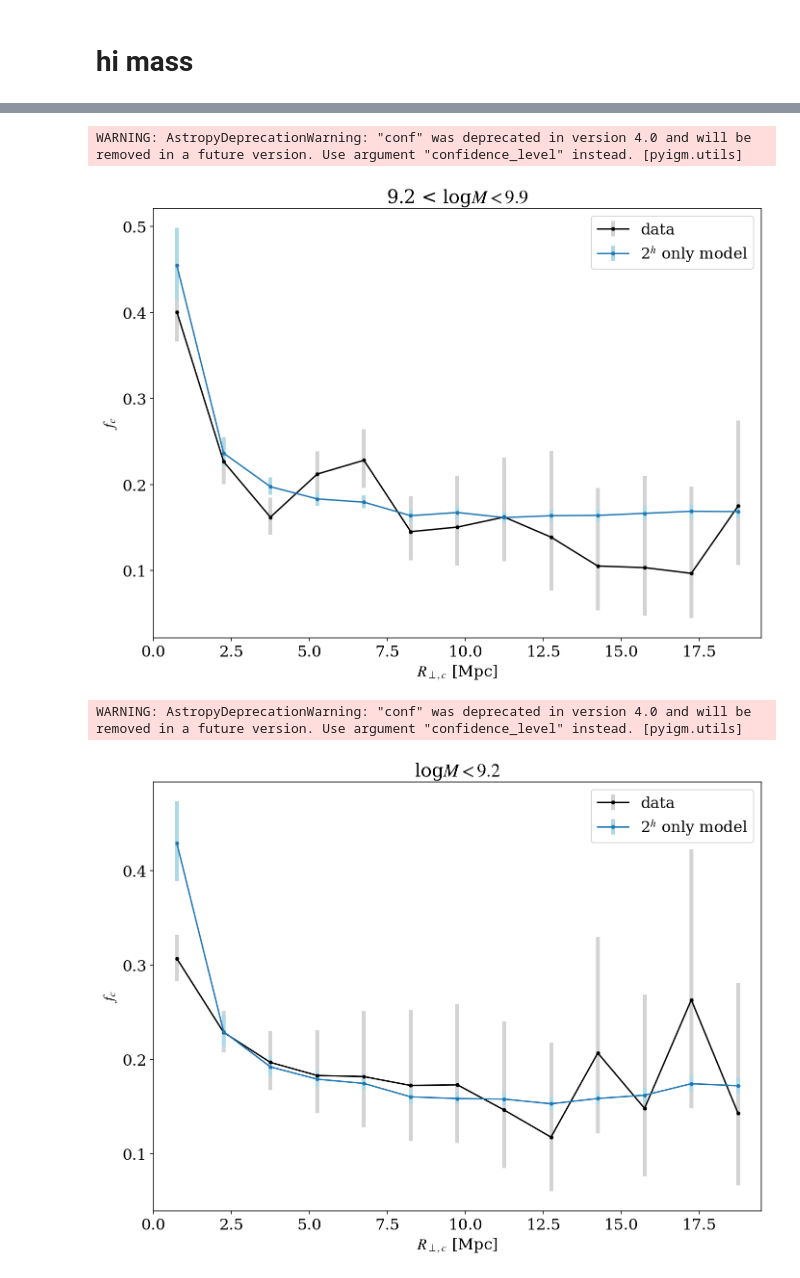
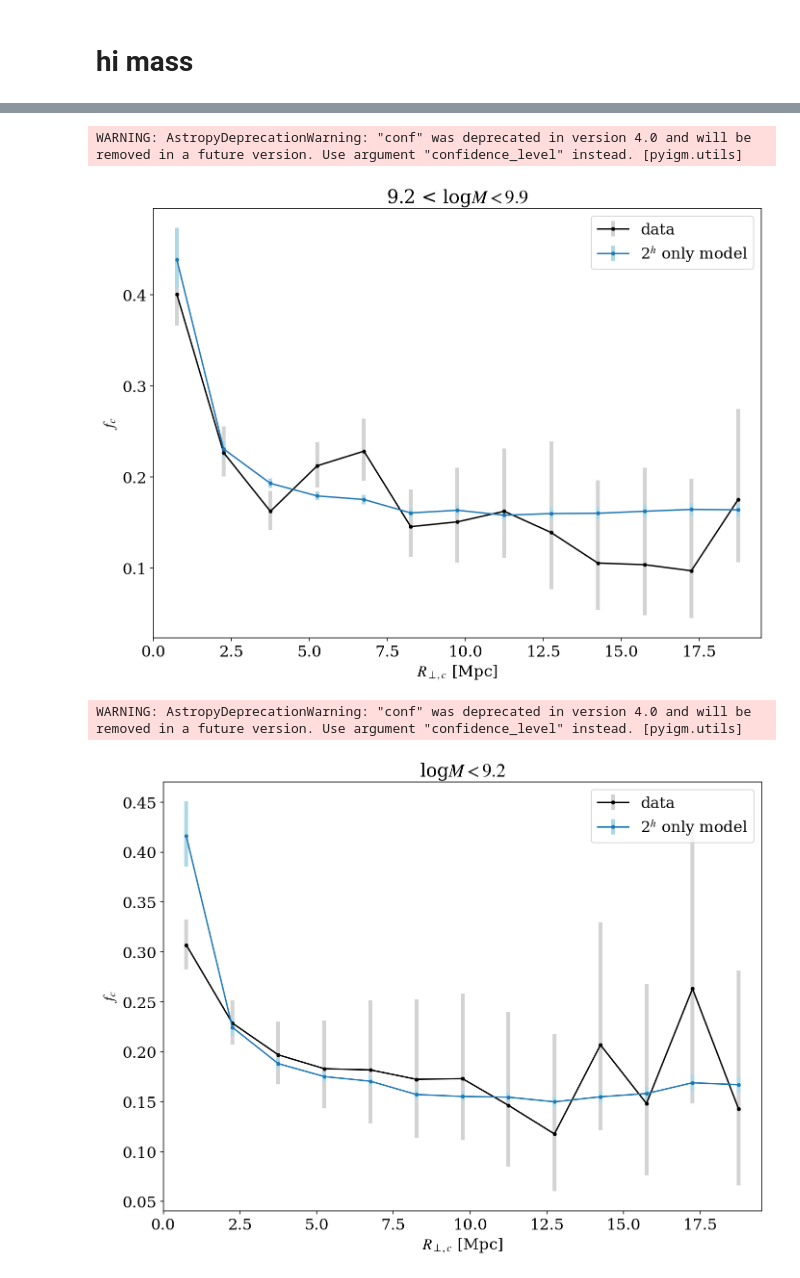
Before and after one commit to mattcwilde/1halo2halo, a Jupyter notebook: haloclustering/notebooks/two-halo-only/plot_fc.ipynb, the cells around one changed output, grey strips where cells are left out. Cells and saved outputs as stored; diff of their text form; code cells hidden in the pictures.

```diff
--- a/haloclustering/notebooks/two-halo-only/plot_fc.ipynb
+++ b/haloclustering/notebooks/two-halo-only/plot_fc.ipynb
@@ -52,7 +52,7 @@ misses 291
 # instantiate the model
 model = models.Model2h(data=data)
 # read in the params from the sampler
-two_halo_Xmpc_sampler_file = '/Users/mwilde/python/haloclustering/haloclustering/notebooks/two-halo-only/model_2h_only_5Mpc_sampler.pkl'
+two_halo_Xmpc_sampler_file = '/Users/mwilde/python/haloclustering/haloclustering/notebooks/two-halo-only/model_2h_only_2Mpc_sampler.pkl'
 sampler = datamodule.get_sampler_pickle_file(two_halo_Xmpc_sampler_file)
 # %% [markdown]
 # all masses
@@ -91,20 +91,20 @@ WARNING: AstropyDeprecationWarning: "conf" was deprecated in version 4.0 and wil
 # %%
 model = models.Model2h(data=data_mid)
 plot = CovFracPlot(data_mid, model, sampler)
-plot.savefile = "plot_fc_2halo_mid_mass_%Mpc.pdf"
+plot.savefile = "plot_fc_2halo_mid_mass_2Mpc.pdf"
 plot.title = r"9.2 < log$M < 9.9$"
 plot.label = r"2$^h$ only model"
 plot.plot_fc_rho(bins=bins)
 # %% [output]
 WARNING: AstropyDeprecationWarning: "conf" was deprecated in version 4.0 and will be removed in a future version. Use argument "confidence_level" instead. [pyigm.utils]
-[figure, old version]
+[figure, new version]
 # %%
 model = models.Model2h(data=data_lo)
 plot = CovFracPlot(data_lo, model, sampler)
-plot.savefile = "plot_fc_2halo_lo_mass_5Mpc.pdf"
+plot.savefile = "plot_fc_2halo_lo_mass_2Mpc.pdf"
 plot.title = r"log$M < 9.2$"
 plot.label = r"2$^h$ only model"
 plot.plot_fc_rho(bins=bins)
 # %% [output]
 WARNING: AstropyDeprecationWarning: "conf" was deprecated in version 4.0 and will be removed in a future version. Use argument "confidence_level" instead. [pyigm.utils]
-[figure, old version]
+[figure, new version]
```
Also changed, not shown: parts of 1 cell of this notebook.
